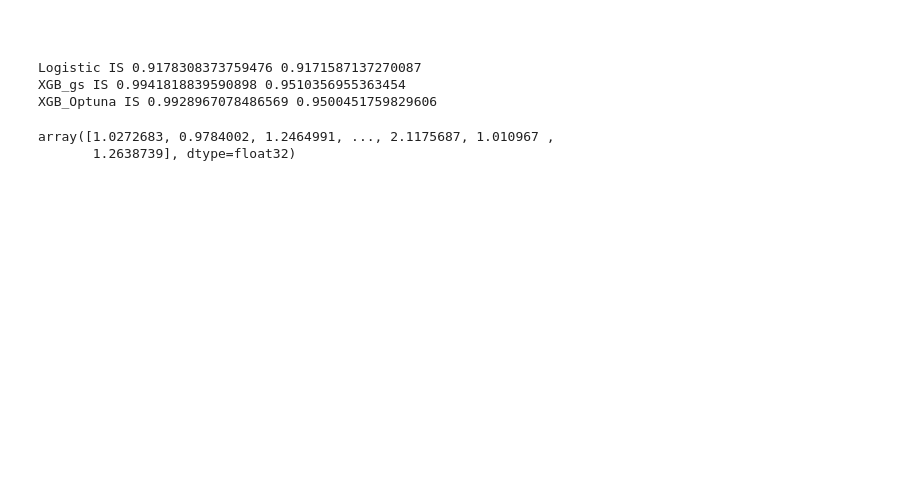
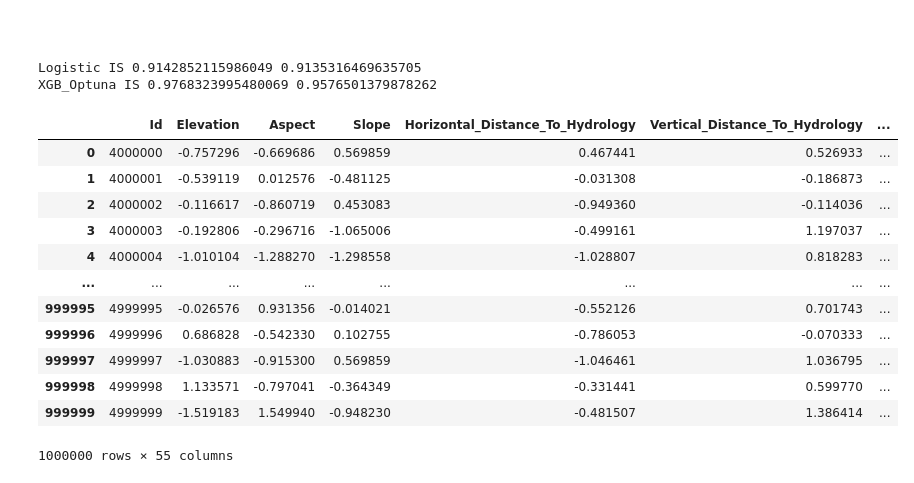
Before and after one commit to MykolaPinchuk/KaggleProjects, a Jupyter notebook: kp-14.ipynb, the cells around one changed output. Drawn from its saved outputs; the diff is of its cells as text; code cells hidden in the pictures; blank space fills up the shorter version.

```diff
--- a/kp-14.ipynb
+++ b/kp-14.ipynb
@@ -17,7 +26,7 @@ This is December 2021 Tabulat Playground series
 
 import numpy as np
 import pandas as pd
-import os, time, warnings, optuna
+import os, time, warnings, optuna, gc
 import seaborn as sns
 import matplotlib.pyplot as plt
 import tensorflow as tf
@@ -178,6 +187,8 @@ def add_dummyfeatures(df_train, df_test, df_pred, feature_dict):
     print(output_dimensions-input_dimensions, ' variables created')
 # END
 
+
+
 time0 = time.time()
 
 
@@ -185,14 +196,16 @@ time0 = time.time()
 
 df = pd.read_csv('../input/tabular-playground-series-dec-2021/train.csv')
 pred = pd.read_csv('../input/tabular-playground-series-dec-2021/test.csv')
+pred0 = pred.copy()
 print(df.shape, pred.shape)
 
 # 2. pEDA #
 
-#df = df.sample(50000, random_state=1)
+df = df.sample(200000, random_state=2)
 
 df.drop(columns = ['Id'], inplace = True)
-df.Cover_Type.value_counts()
+pred.drop(columns = ['Id'], inplace = True)
+print(df.Cover_Type.value_counts())
 #df.head()
 
 #[[col, df[col].nunique()] for col in df.columns]
@@ -230,15 +243,5 @@ for col in X_train.columns:
     X_test[[col]] = ss.transform(X_test[[col]])
     pred[[col]] = ss.transform(pred[[col]])
 
-
-# 6. Model fitting #
-
-f1w = make_scorer(f1_score , average='weighted')
-
-time1 = time.time()
-#lr = LogisticRegression()
-#param_grid = {'C':[1, 10, 100]}
-#lrm = GridSearchCV(lr, param_grid, cv=2, scoring=f1w)
-#lrm.fit(X_train, y_train)
-#print('Logistic', lrm.best_params_, lrm.best_score_, time.time()-time1)
+gc.collect()
 # %% [output]
@@ -348,17 +382,27 @@ optuna.visualization.plot_slice(study)
 print('Logistic IS', f1_score(y_train, lrm.predict(X_train), average='weighted'),
       f1_score(y_test, lrm.predict(X_test), average='weighted'))
 
-print('XGB_gs IS', f1_score(y_train, xgbm.predict(X_train), average='weighted'),
-      f1_score(y_test, xgbm.predict(X_test), average='weighted'))
+#print('XGB_gs IS', f1_score(y_train, xgbm.predict(X_train), average='weighted'),
+#      f1_score(y_test, xgbm.predict(X_test), average='weighted'))
 
 print('XGB_Optuna IS', f1_score(y_train, optuna_xgb.predict(X_train), average='weighted'),
       f1_score(y_test, optuna_xgb.predict(X_test), average='weighted'))
 # %% [output]
-Logistic IS 0.9178308373759476 0.9171587137270087
-XGB_gs IS 0.9941818839590898 0.9510356955363454
-XGB_Optuna IS 0.9928967078486569 0.9500451759829606
+Logistic IS 0.9142852115986049 0.9135316469635705
+XGB_Optuna IS 0.9768323995480069 0.9576501379878262
-# %%
-optuna_xgb.predict(X_train)
-# %% [output]
-array([1.0272683, 0.9784002, 1.2464991, ..., 2.1175687, 1.010967 ,
-       1.2638739], dtype=float32)
+# %%
+pred
+# %% [output]
+|  | Id | Elevation | Aspect | Slope | Horizontal_Distance_To_Hydrology | Vertical_Distance_To_Hydrology | ... |
+| 0 | 4000000 | -0.757296 | -0.669686 | 0.569859 | 0.467441 | 0.526933 | ... |
+| 1 | 4000001 | -0.539119 | 0.012576 | -0.481125 | -0.031308 | -0.186873 | ... |
+| 2 | 4000002 | -0.116617 | -0.860719 | 0.453083 | -0.949360 | -0.114036 | ... |
+| 3 | 4000003 | -0.192806 | -0.296716 | -1.065006 | -0.499161 | 1.197037 | ... |
+| 4 | 4000004 | -1.010104 | -1.288270 | -1.298558 | -1.028807 | 0.818283 | ... |
+| ... | ... | ... | ... | ... | ... | ... | ... |
+| 999995 | 4999995 | -0.026576 | 0.931356 | -0.014021 | -0.552126 | 0.701743 | ... |
+| 999996 | 4999996 | 0.686828 | -0.542330 | 0.102755 | -0.786053 | -0.070333 | ... |
+| 999997 | 4999997 | -1.030883 | -0.915300 | 0.569859 | -1.046461 | 1.036795 | ... |
+| 999998 | 4999998 | 1.133571 | -0.797041 | -0.364349 | -0.331441 | 0.599770 | ... |
+| 999999 | 4999999 | -1.519183 | 1.549940 | -0.948230 | -0.481507 | 1.386414 | ... |
+1000000 rows × 55 columns
```
Also changed, not shown: parts of 10 cells of this notebook.
